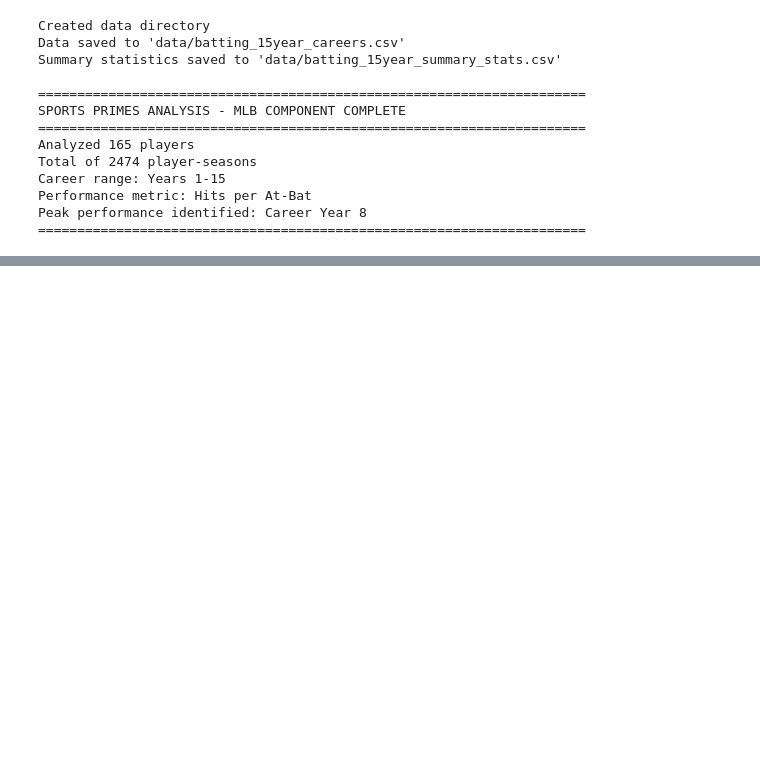
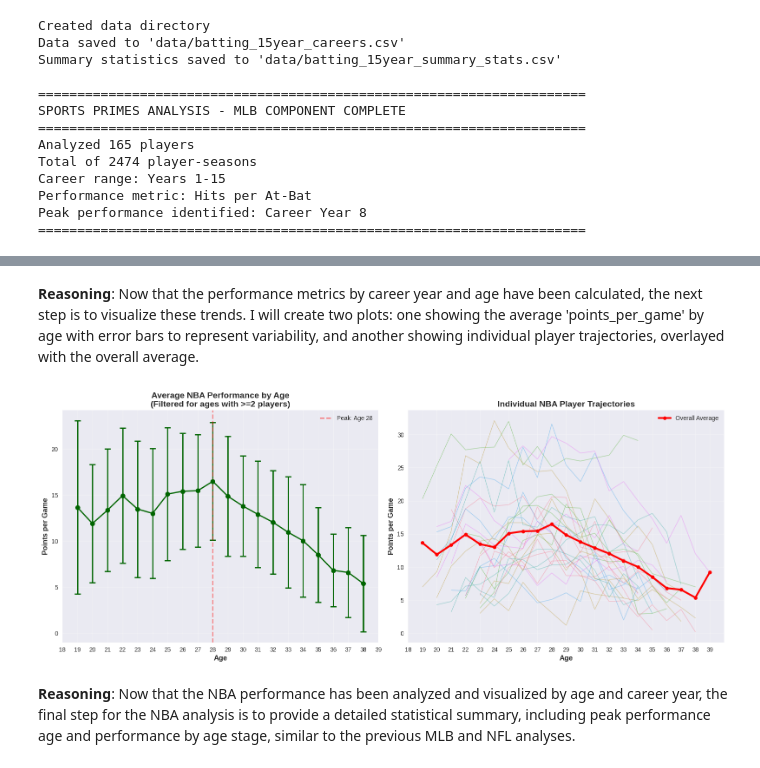
Before and after one commit to Zaji-L/Comparing_Sports_Primes, a Jupyter notebook: sports_primes_analysis_working.ipynb, the cells around one changed output, grey strips where cells are left out. Drawn from its saved outputs; the diff is of its cells as text; code cells hidden in the pictures; blank space fills up the shorter version.

```diff
--- a/sports_primes_analysis_working.ipynb
+++ b/sports_primes_analysis_working.ipynb
@@ -1084,0 +783,15 @@ Peak performance identified: Career Year 8
+# %%
+nba = pd.read_csv('all_seasons.csv')
+
+# Check if 'Unnamed: 0' column exists and drop it if it does
+if 'Unnamed: 0' in nba.columns:
+    nba.drop(columns=['Unnamed: 0'], inplace=True)
+
+# Corrected calculation for 'points_per_game':
+# The 'pts' column already represents points per game, so no further division is needed.
+nba['points_per_game'] = nba['pts']
+nba['points_per_game'].fillna(0, inplace=True) # Fill NaN with 0 for players with no points
+
+# Display the first few rows of the cleaned DataFrame
+print("NBA data loaded, cleaned, and 'points_per_game' calculated:")
+nba.head()
@@ -1084,0 +957,47 @@ Peak performance identified: Career Year 8
+# %% [markdown]
+**Reasoning**:
+Now that the performance metrics by career year and age have been calculated, the next step is to visualize these trends. I will create two plots: one showing the average 'points_per_game' by age with error bars to represent variability, and another showing individual player trajectories, overlayed with the overall average.
+# %%
+fig = plt.figure(figsize=(16, 12))
+
+# Plot 1: Average points per game by age with error bars
+ax1 = plt.subplot(2, 2, 1)
+ax1.errorbar(avg_nba_by_age_filtered.index, avg_nba_by_age_filtered['mean'], yerr=avg_nba_by_age_filtered['std'],
+             marker='o', capsize=5, capthick=2, linewidth=2, markersize=8, color='darkgreen')
+ax1.set_xlabel('Age', fontsize=12, fontweight='bold')
+ax1.set_ylabel('Points per Game', fontsize=12, fontweight='bold')
+ax1.set_title('Average NBA Performance by Age\n(Filtered for ages with >=2 players)',
+              fontsize=14, fontweight='bold')
+ax1.grid(True, alpha=0.3)
+ax1.set_xticks(range(18, 40)) # Adjust range as needed
+ax1.axvline(peak_nba_age, color='red', linestyle='--', alpha=0.5, linewidth=2,
+            label=f'Peak: Age {int(peak_nba_age)}')
+ax1.legend(fontsize=10)
+
+# Plot 2: Individual player trajectories (all QBs in the analysis data)
+ax2 = plt.subplot(2, 2, 2)
+sample_nba_players = nba_analysis_data['player_name'].unique()
+for player in sample_nba_players:
+    player_data = nba_analysis_data[nba_analysis_data['player_name'] == player]
+    ax2.plot(player_data['age'], player_data['points_per_game'],
+             alpha=0.4, linewidth=1)
+
+# Add average line on top
+avg_line_all_nba = nba_analysis_data.groupby('age')['points_per_game'].mean()
+ax2.plot(avg_line_all_nba.index, avg_line_all_nba.values, color='red', linewidth=3,
+         label='Overall Average', marker='o', markersize=6)
+ax2.set_xlabel('Age', fontsize=12, fontweight='bold')
+ax2.set_ylabel('Points per Game', fontsize=12, fontweight='bold')
+ax2.set_title('Individual NBA Player Trajectories',
+              fontsize=14, fontweight='bold')
+ax2.grid(True, alpha=0.3)
+ax2.legend(fontsize=10)
+ax2.set_xticks(range(18, 40)) # Adjust range as needed
+
+plt.tight_layout()
+plt.show()
+# %% [output]
+[figure, added]
+# %% [markdown]
+**Reasoning**:
+Now that the NBA performance has been analyzed and visualized by age and career year, the final step for the NBA analysis is to provide a detailed statistical summary, including peak performance age and performance by age stage, similar to the previous MLB and NFL analyses.
```
Also changed, not shown: parts of 32 cells of this notebook.
